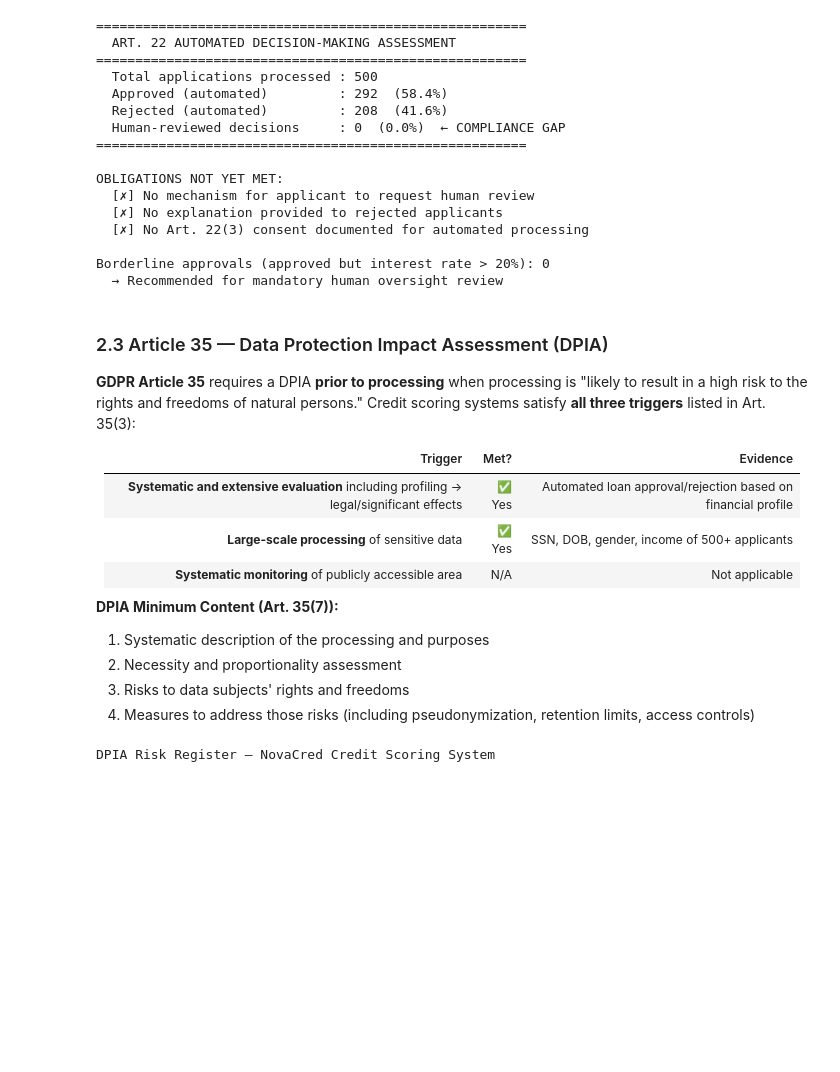
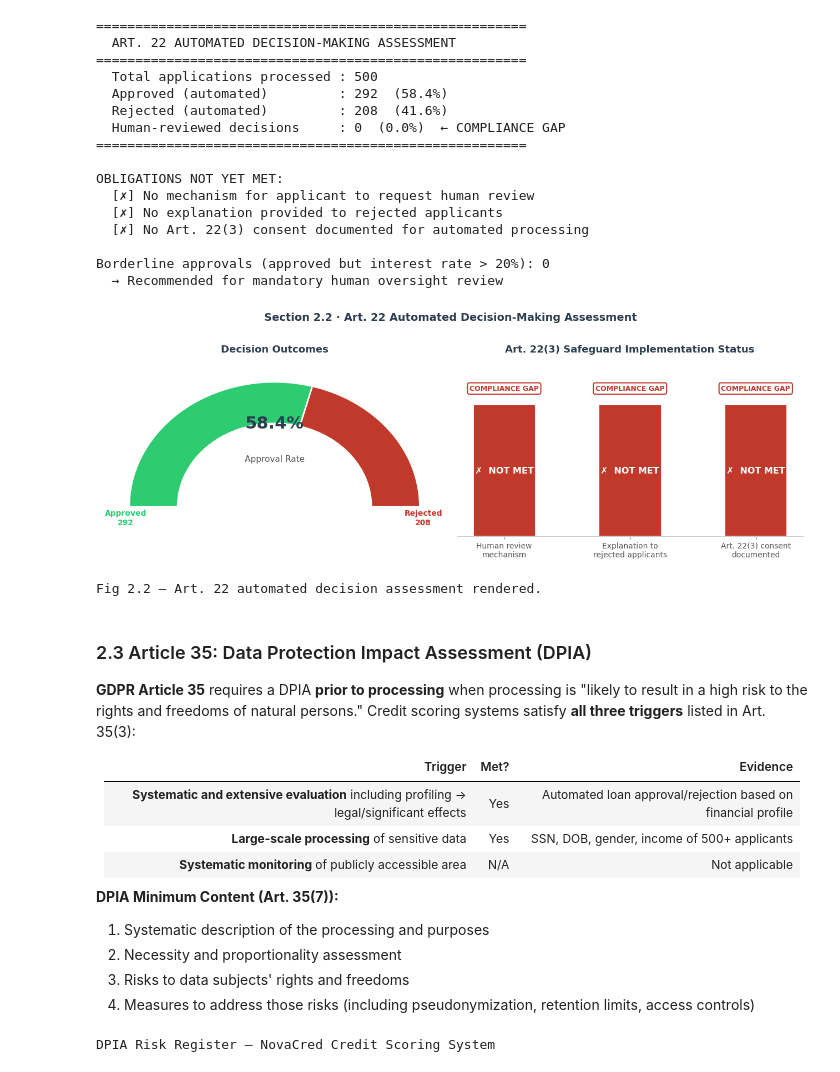
Before and after one commit to henrikpkr/dego-project-team4, a Jupyter notebook: notebooks/03-privacy-demo.ipynb, the cells around one changed output. Cells and saved outputs as stored; diff of their text form; code cells hidden in the pictures; blank space fills up the shorter version.

```diff
--- a/notebooks/03-privacy-demo.ipynb
+++ b/notebooks/03-privacy-demo.ipynb
@@ -291,15 +412,88 @@ OBLIGATIONS NOT YET MET:
 
 Borderline approvals (approved but interest rate > 20%): 0
   → Recommended for mandatory human oversight review
+# %%
+
+# ── 2.2  Art. 22 — Decision Distribution & Compliance Gap Chart ──────────────
+total_n    = len(df)
+approved_n = int(df["decision_loan_approved"].sum())
+rejected_n = total_n - approved_n
+
+fig, axes = plt.subplots(1, 2, figsize=(13, 4.5))
+fig.suptitle("Section 2.2 · Art. 22 Automated Decision-Making Assessment",
+             fontsize=14, fontweight="bold", color=PALETTE["DARK"], y=1.02)
+
+# ── Left: Approval / Rejection gauge (semi-circle) ────────────────────────────
+ax_g = axes[0]
+approval_rate = approved_n / total_n
+theta1 = 180 - approval_rate * 180      # approved arc ends here (degrees)
+approved_wedge = mpatches.Wedge(
+    (0.5, 0), 0.42, theta1, 180,
+    width=0.14, facecolor=PALETTE["OK"], edgecolor="white", linewidth=2
+)
+rejected_wedge = mpatches.Wedge(
+    (0.5, 0), 0.42, 0, theta1,
+    width=0.14, facecolor=PALETTE["FAIL"], edgecolor="white", linewidth=2
+)
+ax_g.add_patch(approved_wedge)
+ax_g.add_patch(rejected_wedge)
+ax_g.set_xlim(0, 1); ax_g.set_ylim(-0.1, 0.5)
+ax_g.axis("off")
+ax_g.text(0.5, 0.28, f"{approval_rate*100:.1f}%", ha="center", va="center",
+          fontsize=22, fontweight="bold", color=PALETTE["DARK"])
+ax_g.text(0.5, 0.16, "Approval Rate", ha="center", va="center",
+          fontsize=11, color="#555555")
+ax_g.text(0.07, -0.06, f"Approved\n{approved_n}", ha="center", fontsize=10,
+          color=PALETTE["OK"], fontweight="bold")
+ax_g.text(0.93, -0.06, f"Rejected\n{rejected_n}", ha="center", fontsize=10,
+          color=PALETTE["FAIL"], fontweight="bold")
+ax_g.set_title("Decision Outcomes", pad=8)
+
+# ── Right: Art. 22(3) Compliance obligations status ───────────────────────────
+ax_c = axes[1]
+obligations = [
+    "Human review\nmechanism",
+    "Explanation to\nrejected applicants",
+    "Art. 22(3) consent\ndocumented",
+]
+status_vals = [0, 0, 0]   # 0 = not met, 1 = met
+status_colours = [PALETTE["FAIL"] if v == 0 else PALETTE["OK"] for v in status_vals]
+x_pos = range(len(obligations))
+bars = ax_c.bar(list(x_pos), [1, 1, 1], color=status_colours,
+                width=0.5, edgecolor="white", linewidth=2)
+ax_c.set_xticks(list(x_pos))
+ax_c.set_xticklabels(obligations, fontsize=10)
+ax_c.set_ylim(0, 1.35)
+ax_c.set_yticks([])
+ax_c.spines[["top", "right", "left"]].set_visible(False)
+ax_c.set_title("Art. 22(3) Safeguard Implementation Status", pad=8)
+for bar, s in zip(bars, status_vals):
+    label = "✗  NOT MET" if s == 0 else "✓  MET"
+    col   = "white"
+    ax_c.text(bar.get_x() + bar.get_width() / 2, 0.5,
+              label, ha="center", va="center", fontsize=11.5,
+              fontweight="bold", color=col)
+    badge = "COMPLIANCE GAP" if s == 0 else "COMPLIANT"
+    badge_col = PALETTE["FAIL"] if s == 0 else PALETTE["OK"]
+    ax_c.text(bar.get_x() + bar.get_width() / 2, 1.12,
+              badge, ha="center", va="center", fontsize=9,
+              fontweight="bold", color=badge_col,
+              bbox=dict(boxstyle="round,pad=0.3", fc="white", ec=badge_col, lw=1.5))
+
+plt.tight_layout()
+plt.show()
+# %% [output]
+[figure, added]
+Fig 2.2 — Art. 22 automated decision assessment rendered.
 # %% [markdown]
-### 2.3 Article 35 — Data Protection Impact Assessment (DPIA)
+### 2.3 Article 35:  Data Protection Impact Assessment (DPIA)
 
 **GDPR Article 35** requires a DPIA **prior to processing** when processing is "likely to result in a high risk to the rights and freedoms of natural persons." Credit scoring systems satisfy **all three triggers** listed in Art. 35(3):
 
 | Trigger | Met? | Evidence |
 |---------|------|---------|
-| **Systematic and extensive evaluation** including profiling → legal/significant effects | ✅ Yes | Automated loan approval/rejection based on financial profile |
-| **Large-scale processing** of sensitive data | ✅ Yes | SSN, DOB, gender, income of 500+ applicants |
+| **Systematic and extensive evaluation** including profiling → legal/significant effects | Yes | Automated loan approval/rejection based on financial profile |
+| **Large-scale processing** of sensitive data | Yes | SSN, DOB, gender, income of 500+ applicants |
 | **Systematic monitoring** of publicly accessible area | N/A | Not applicable |
 
 **DPIA Minimum Content (Art. 35(7)):**
```
Also changed, not shown: parts of 32 cells of this notebook.
